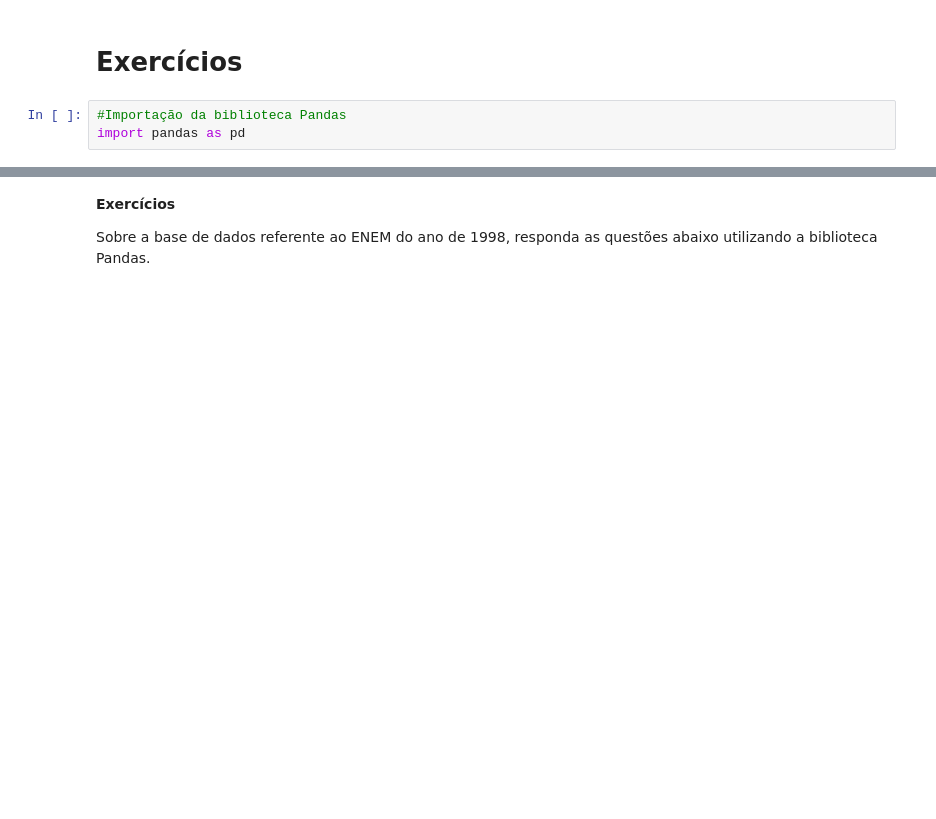
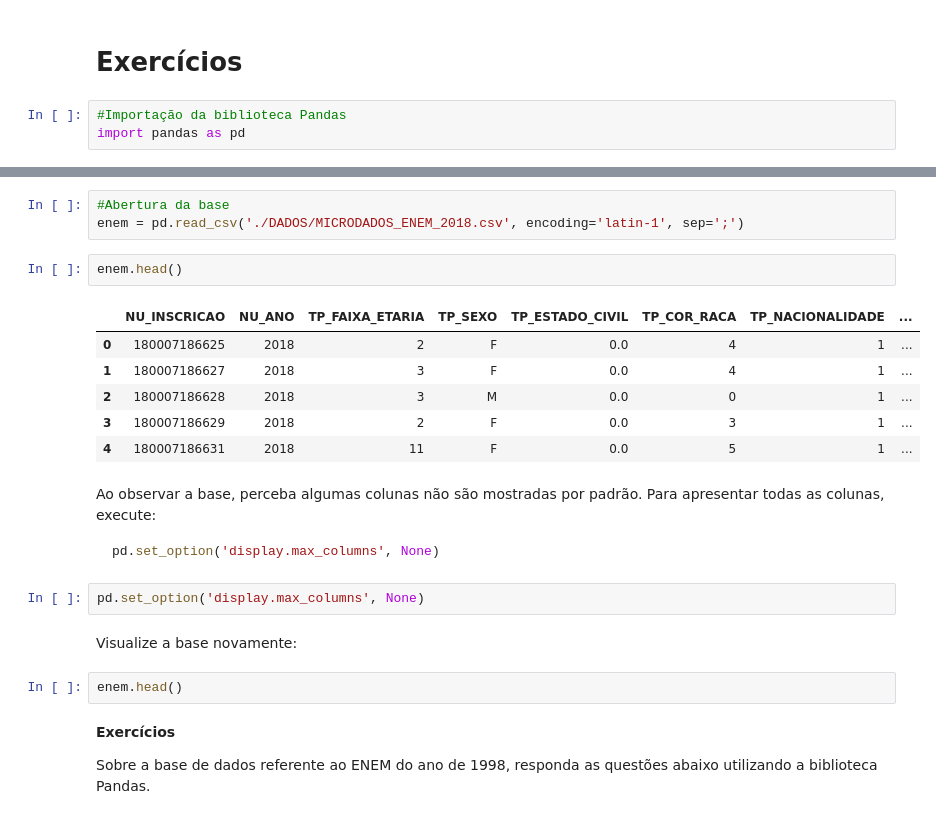
Before and after one commit to darlonv/prog_ciencia_dados, a Jupyter notebook: book/content/04-Pandas/01_Pandas_exercicio_enem.ipynb, the cells around one changed output, grey strips where cells are left out. Cells and saved outputs as stored; diff of their text form; blank space fills up the shorter version.

````diff
--- a/book/content/04-Pandas/01_Pandas_exercicio_enem.ipynb
+++ b/book/content/04-Pandas/01_Pandas_exercicio_enem.ipynb
@@ -42,3 +36,28 @@ Para execuções no Jupyter:
+# %%
+#Abertura da base
+enem = pd.read_csv('./DADOS/MICRODADOS_ENEM_2018.csv', encoding='latin-1', sep=';')
+# %%
+enem.head()
+# %% [output]
+|  | NU_INSCRICAO | NU_ANO | TP_FAIXA_ETARIA | TP_SEXO | TP_ESTADO_CIVIL | TP_COR_RACA | TP_NACIONALIDADE | ... |
+| 0 | 180007186625 | 2018 | 2 | F | 0.0 | 4 | 1 | ... |
+| 1 | 180007186627 | 2018 | 3 | F | 0.0 | 4 | 1 | ... |
+| 2 | 180007186628 | 2018 | 3 | M | 0.0 | 0 | 1 | ... |
+| 3 | 180007186629 | 2018 | 2 | F | 0.0 | 3 | 1 | ... |
+| 4 | 180007186631 | 2018 | 11 | F | 0.0 | 5 | 1 | ... |
+# %% [markdown]
+Ao observar a base, perceba algumas colunas não são mostradas por padrão. Para apresentar todas as colunas, execute:
+
+
+```python
+pd.set_option('display.max_columns', None)
+```
+# %%
+pd.set_option('display.max_columns', None)
+# %% [markdown]
+Visualize a base novamente:
+# %%
+enem.head()
 # %% [markdown]
 **Exercícios**
 
````
Also changed, not shown: parts of 3 cells of this notebook, 2 other files.
